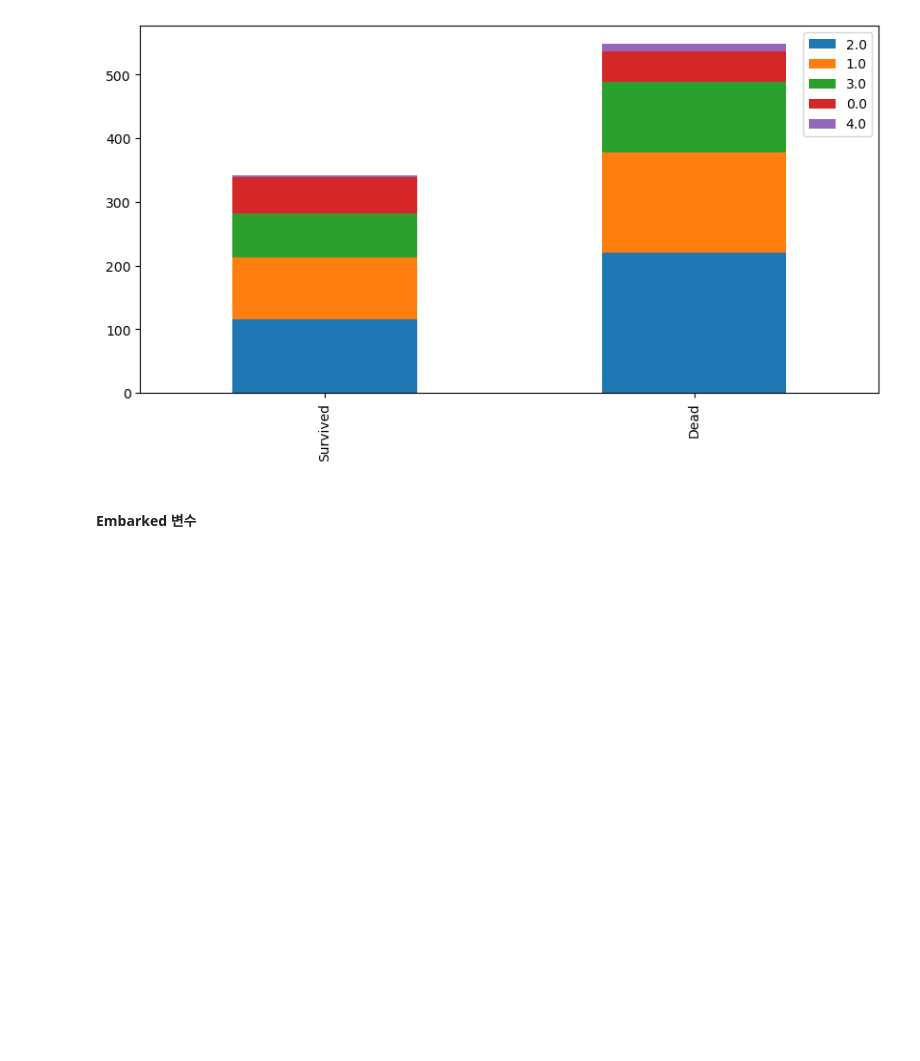
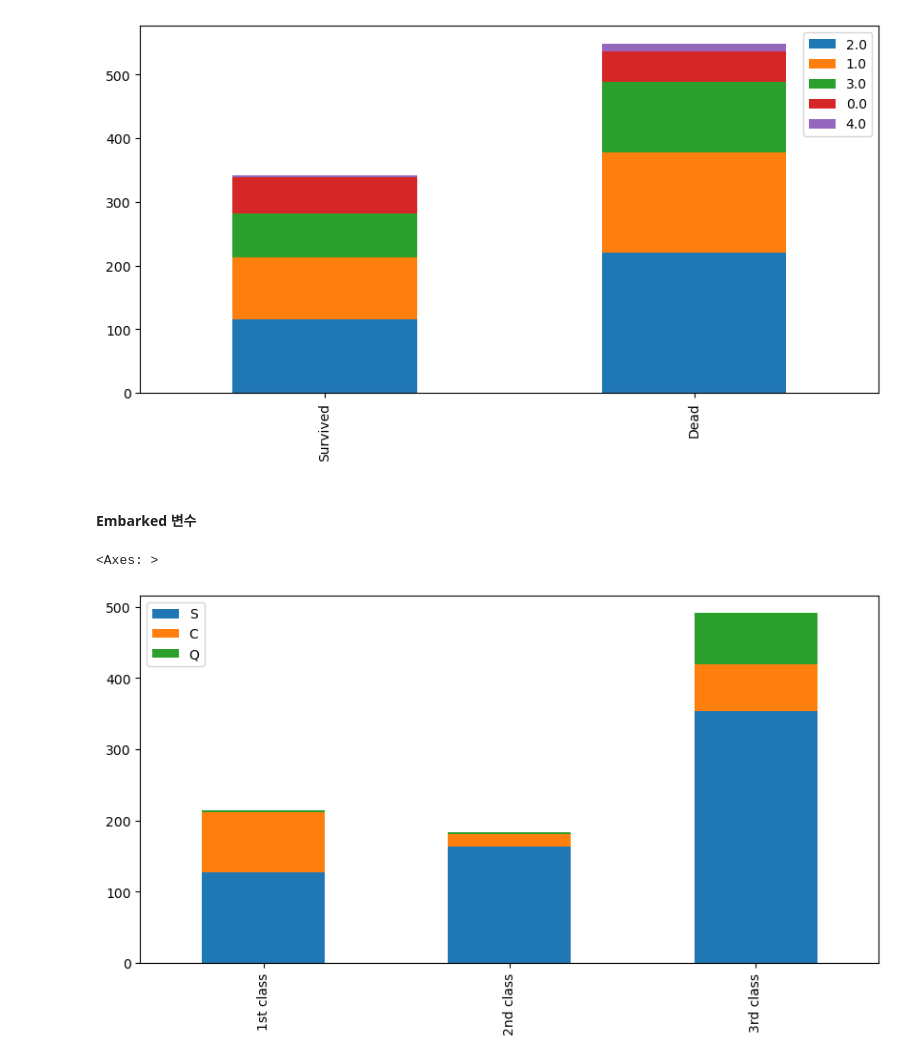
Before and after one commit to hartkim/python_practice, a Jupyter notebook: kaggle/titanic.ipynb, the cells around one changed output. Drawn from its saved outputs; the diff is of its cells as text; code cells hidden in the pictures; blank space fills up the shorter version.

```diff
--- a/kaggle/titanic.ipynb
+++ b/kaggle/titanic.ipynb
@@ -588,3 +756,17 @@ bar_chart('Age')
 [figure]
 # %% [markdown]
 #### Embarked 변수
+# %%
+# 1,2,3등급 탄 사람들이 어느 선착장에서 탔는지 확인
+Pclass1 = train[train['Pclass']==1]['Embarked'].value_counts()
+Pclass2 = train[train['Pclass']==2]['Embarked'].value_counts()
+Pclass3 = train[train['Pclass']==3]['Embarked'].value_counts()
+df = pd.DataFrame([Pclass1, Pclass2, Pclass3])
+df.index = ['1st class','2nd class', '3rd class']
+df.plot(kind='bar',stacked=True, figsize=(10,5))
+
+# Q선착장에서 3등급이 많이 탔고, C선착장에서 1등급이 많이 탔다.
+# S선착장의 값이 모든 등급에서 절반 이상이다. 이걸 보면 만약 누락값이 있으면 S로 채워도 무방하다고 볼 수 있다.
+# %% [output]
+<Axes: >
+[figure, added]
```
Also changed, not shown: parts of 98 cells of this notebook, 1 other file.
